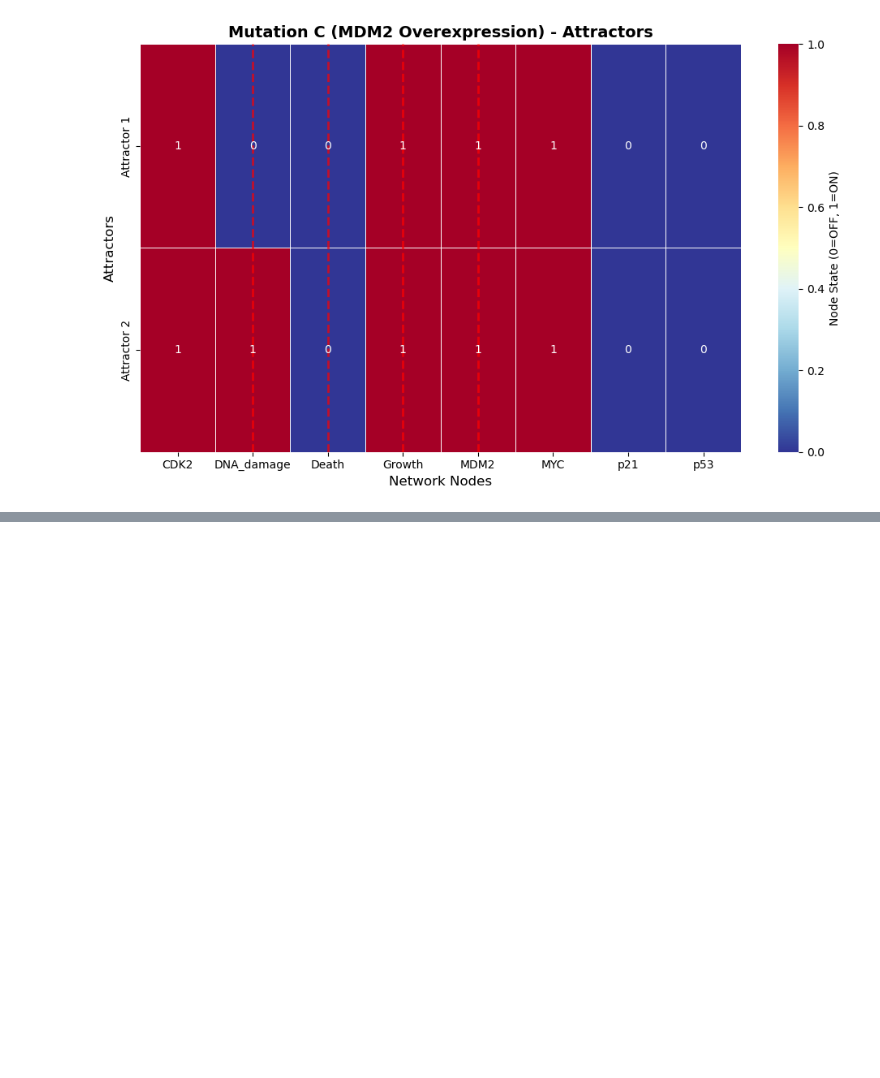
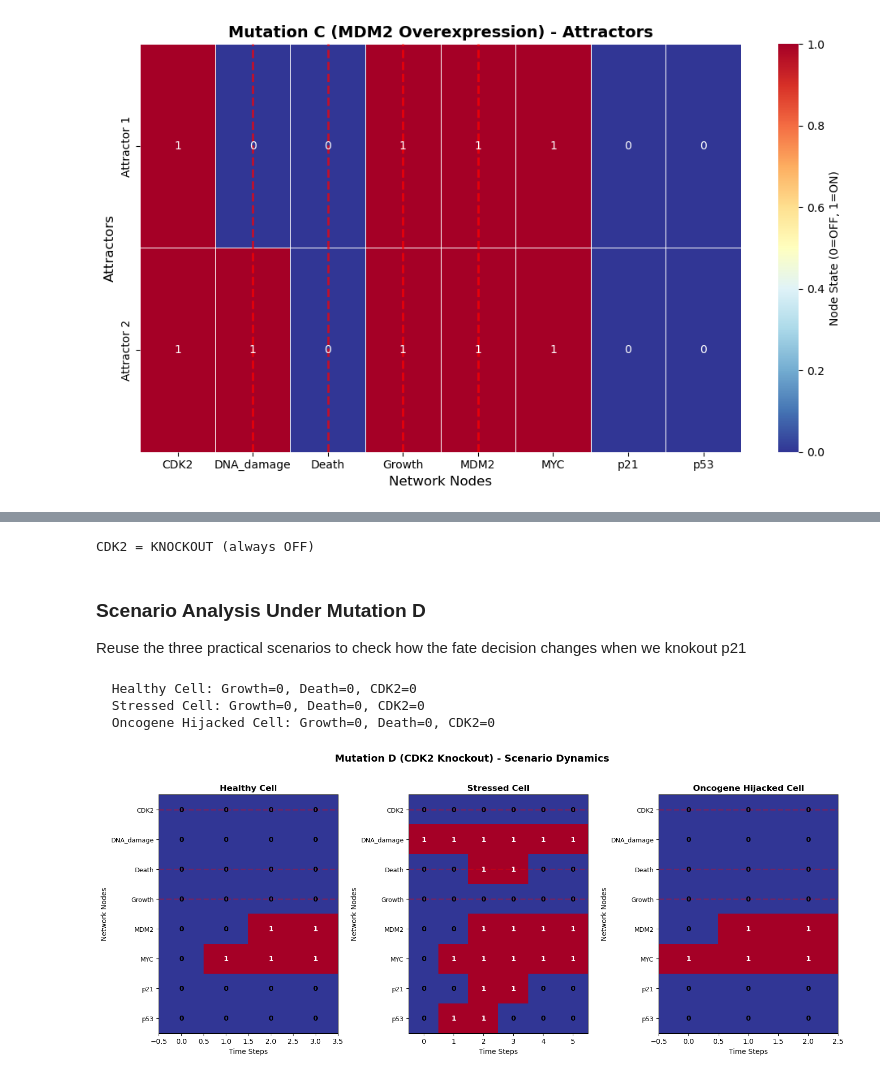
Before and after one commit to matecoco2024/bio_systems_assignements, a Jupyter notebook: assignement_3/KEN3170_BooleanModeling.ipynb, the cells around one changed output, grey strips where cells are left out. Cells and saved outputs as stored; diff of their text form; code cells hidden in the pictures; blank space fills up the shorter version.

Commit message:
mutation d and readme

```diff
--- a/assignement_3/KEN3170_BooleanModeling.ipynb
+++ b/assignement_3/KEN3170_BooleanModeling.ipynb
@@ -189,7 +189,7 @@ Key molecular switches (think: binary variables):
 
 nodes = ['DNA_damage', 'p53', 'MYC', 'CDK2', 'MDM2', 'p21', 'Growth', 'Death']
 
-def create_regulatory_network(p53_knockout=False, MYC_amplification=True, MDM2_overexpression=False, own_mutations=False):
+def create_regulatory_network(p53_knockout=False, MYC_amplification=True, MDM2_overexpression=False, CDK2_knockout= False):
     """Build the core network and optionally apply mutations."""
     network = BooleanNetwork(nodes)
 
@@ -210,7 +210,8 @@ def create_regulatory_network(p53_knockout=False, MYC_amplification=True, MDM2_o
     if MDM2_overexpression:
         network.add_rule('MDM2', lambda s: True, "MDM2 = OVEREXPRESSED (always ON)")
     #if own_mutations:
-        # Example custom mutation: p21 always ON
+    if CDK2_knockout:
+        network.add_rule('CDK2', lambda s: False, "CDK2 = KNOCKOUT (always OFF)")
 
 
     return network
@@ -964,0 +984,18 @@ Overall, 256 of 256 states (100.0%) flow into cancer-like attractors when p53 is
+# %%
+## apply mutation
+CDK2_mutant = create_regulatory_network(CDK2_knockout = True)
+print(f"{CDK2_mutant.rules['CDK2']['description']}")
+# %% [output]
+CDK2 = KNOCKOUT (always OFF)
+# %% [markdown]
+### Scenario Analysis Under Mutation D
+
+Reuse the three practical scenarios to check how the fate decision changes when we knokout p21
+# %%
+graph_title_d = 'Mutation D (CDK2 Knockout)'
+scenario_analysis(CDK2_mutant, graph_title_d, 'CDK2')
+# %% [output]
+  Healthy Cell: Growth=0, Death=0, CDK2=0
+  Stressed Cell: Growth=0, Death=0, CDK2=0
+  Oncogene Hijacked Cell: Growth=0, Death=0, CDK2=0
+[figure, added]
```
Also changed, not shown: parts of 10 cells of this notebook, 1 other file.
